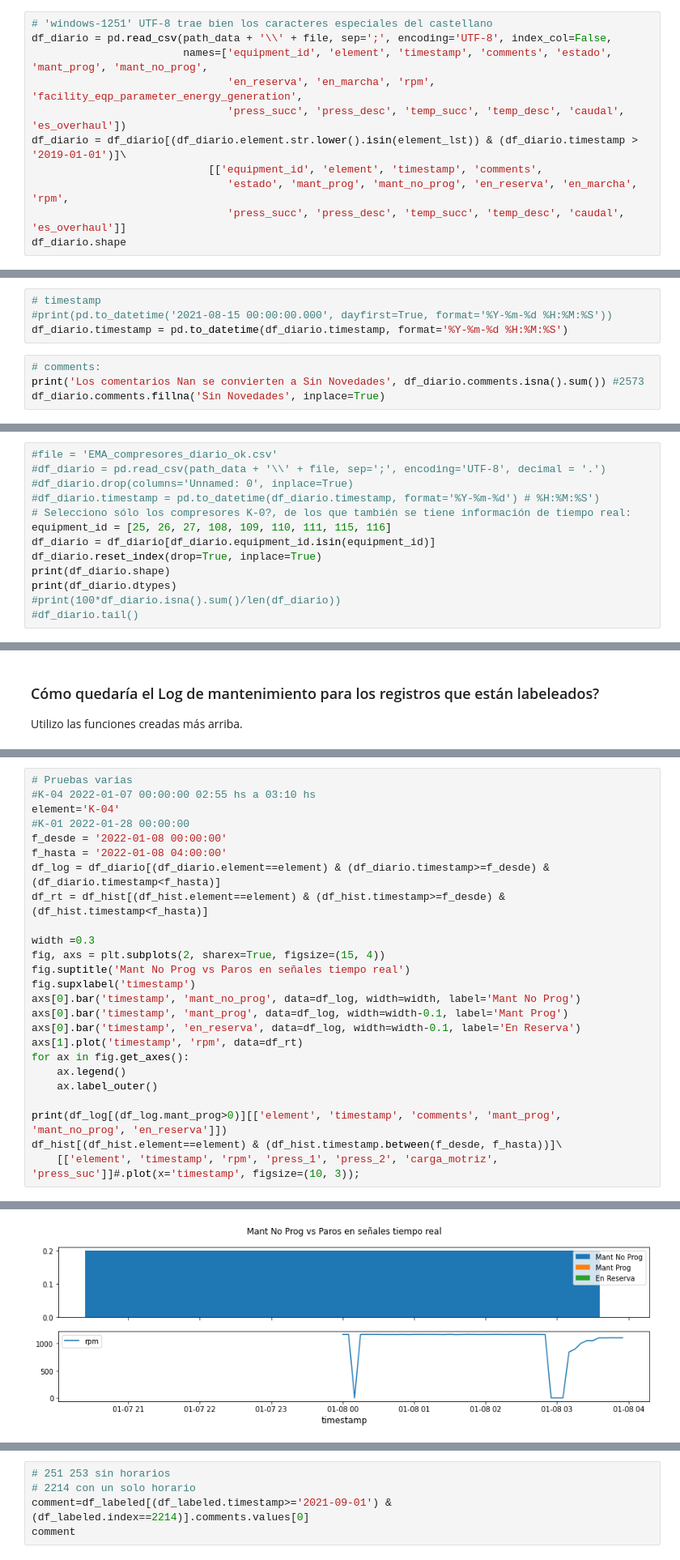
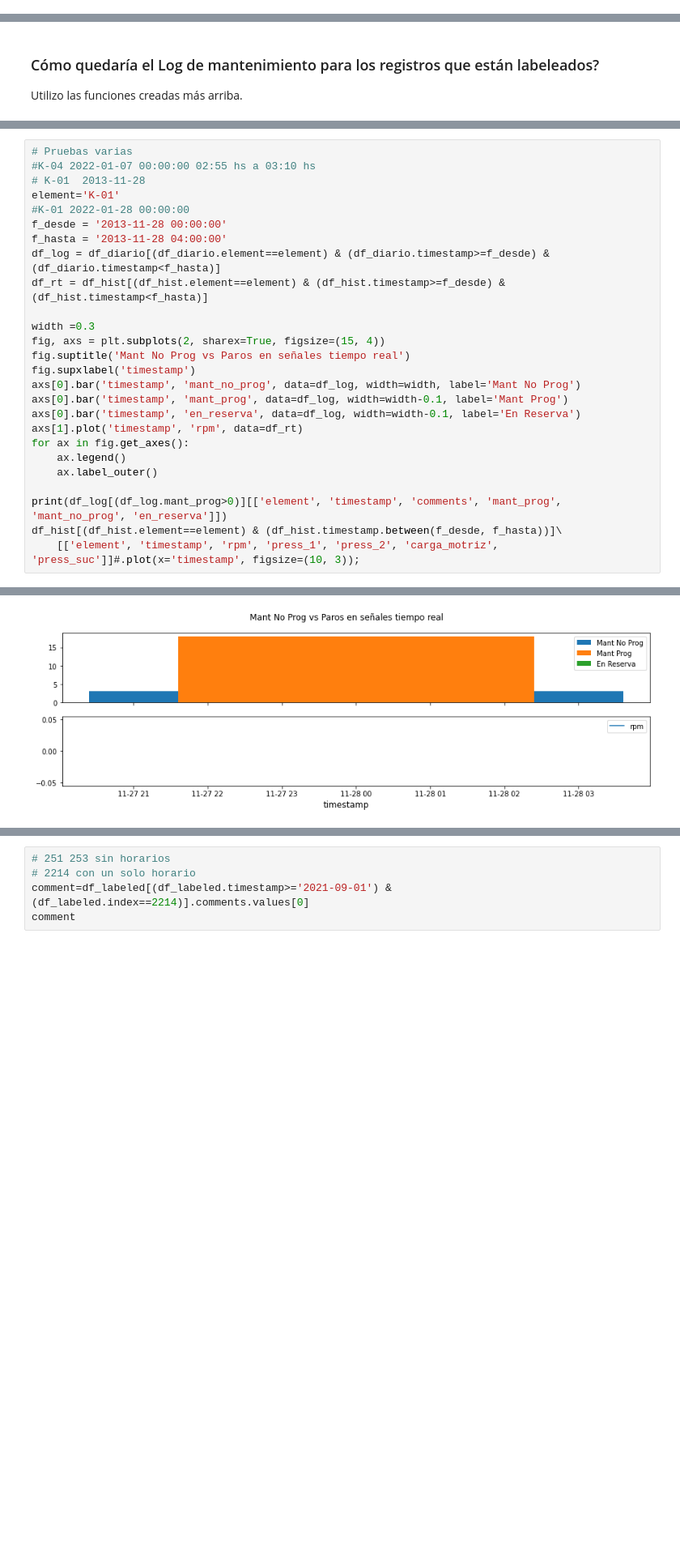
Before and after one commit to DoloresFerrando/data_science, a Jupyter notebook: 4_time_series/MP2 - EDA y Data Prep.ipynb, the cells around one changed output, grey strips where cells are left out. Shown at 81% size. Cells and saved outputs as stored; diff of their text form; blank space fills up the shorter version.

Commit message:
2022-02-28 MP1 Mejoras a los loads MP2 Se descarta NL y se mejora labelling de registros de mant

```diff
--- a/4_time_series/MP2 - EDA y Data Prep.ipynb
+++ b/4_time_series/MP2 - EDA y Data Prep.ipynb
@@ -242,11 +155,0 @@ file = 'EMA_compresores_diario_zafiro.csv'
-# %%
-# 'windows-1251' UTF-8 trae bien los caracteres especiales del castellano
-df_diario = pd.read_csv(path_data + '\\' + file, sep=';', encoding='UTF-8', index_col=False,
-                        names=['equipment_id', 'element', 'timestamp', 'comments', 'estado', 'mant_prog', 'mant_no_prog',
-                               'en_reserva', 'en_marcha', 'rpm', 'facility_eqp_parameter_energy_generation',
-                               'press_succ', 'press_desc', 'temp_succ', 'temp_desc', 'caudal', 'es_overhaul'])
-df_diario = df_diario[(df_diario.element.str.lower().isin(element_lst)) & (df_diario.timestamp > '2019-01-01')]\
-                            [['equipment_id', 'element', 'timestamp', 'comments',
-                               'estado', 'mant_prog', 'mant_no_prog', 'en_reserva', 'en_marcha', 'rpm',
-                               'press_succ', 'press_desc', 'temp_succ', 'temp_desc', 'caudal', 'es_overhaul']]
-df_diario.shape
@@ -255,8 +155,0 @@ df_diario.shape
-# %%
-# timestamp
-#print(pd.to_datetime('2021-08-15 00:00:00.000', dayfirst=True, format='%Y-%m-%d %H:%M:%S'))
-df_diario.timestamp = pd.to_datetime(df_diario.timestamp, format='%Y-%m-%d %H:%M:%S')
-# %%
-# comments:
-print('Los comentarios Nan se convierten a Sin Novedades', df_diario.comments.isna().sum()) #2573
-df_diario.comments.fillna('Sin Novedades', inplace=True)
@@ -1143,16 +968,3 @@ Podría verse como un problema de Clasificación. Y usar un algoritmo para "dete
 La idea es poder clasificar oraciones con un hora o un rango horario en Mant Prog o Mant No Prog.<br>
 
 ANTES: analizo el volumen de comentarios diarios que están en esta situación a ver si vale la pena el esfuerzo: de 4500 registros a utilizar para identificar en qué momento de la serie de tiempo se produce en un mant prof o no prog, 2300 no pueden taggearse claramente. Podría valer el esfuerzo de estudiar los comentarios.
-# %%
-#file = 'EMA_compresores_diario_ok.csv'
-#df_diario = pd.read_csv(path_data + '\\' + file, sep=';', encoding='UTF-8', decimal = '.')
-#df_diario.drop(columns='Unnamed: 0', inplace=True)
-#df_diario.timestamp = pd.to_datetime(df_diario.timestamp, format='%Y-%m-%d') # %H:%M:%S')
-# Selecciono sólo los compresores K-0?, de los que también se tiene información de tiempo real:
-equipment_id = [25, 26, 27, 108, 109, 110, 111, 115, 116]
-df_diario = df_diario[df_diario.equipment_id.isin(equipment_id)]
-df_diario.reset_index(drop=True, inplace=True)
-print(df_diario.shape)
-print(df_diario.dtypes)
-#print(100*df_diario.isna().sum()/len(df_diario))
-#df_diario.tail()
@@ -1269,10 +1062,11 @@ df_labeled[(df_labeled.element=='K-04') & (df_labeled.timestamp >= f_desde) & (d
 # %%
 # Pruebas varias
 #K-04 2022-01-07 00:00:00 02:55 hs a 03:10 hs
-element='K-04'
+# K-01	2013-11-28
+element='K-01'
 #K-01 2022-01-28 00:00:00
-f_desde = '2022-01-08 00:00:00'
-f_hasta = '2022-01-08 04:00:00'
+f_desde = '2013-11-28 00:00:00'
+f_hasta = '2013-11-28 04:00:00'
 df_log = df_diario[(df_diario.element==element) & (df_diario.timestamp>=f_desde) & (df_diario.timestamp<f_hasta)]
 df_rt = df_hist[(df_hist.element==element) & (df_hist.timestamp>=f_desde) & (df_hist.timestamp<f_hasta)]
 
@@ -1315 +1092 @@ Index: []
-[figure, old version]
+[figure, new version]
```
Also changed, not shown: parts of 57 cells of this notebook.
